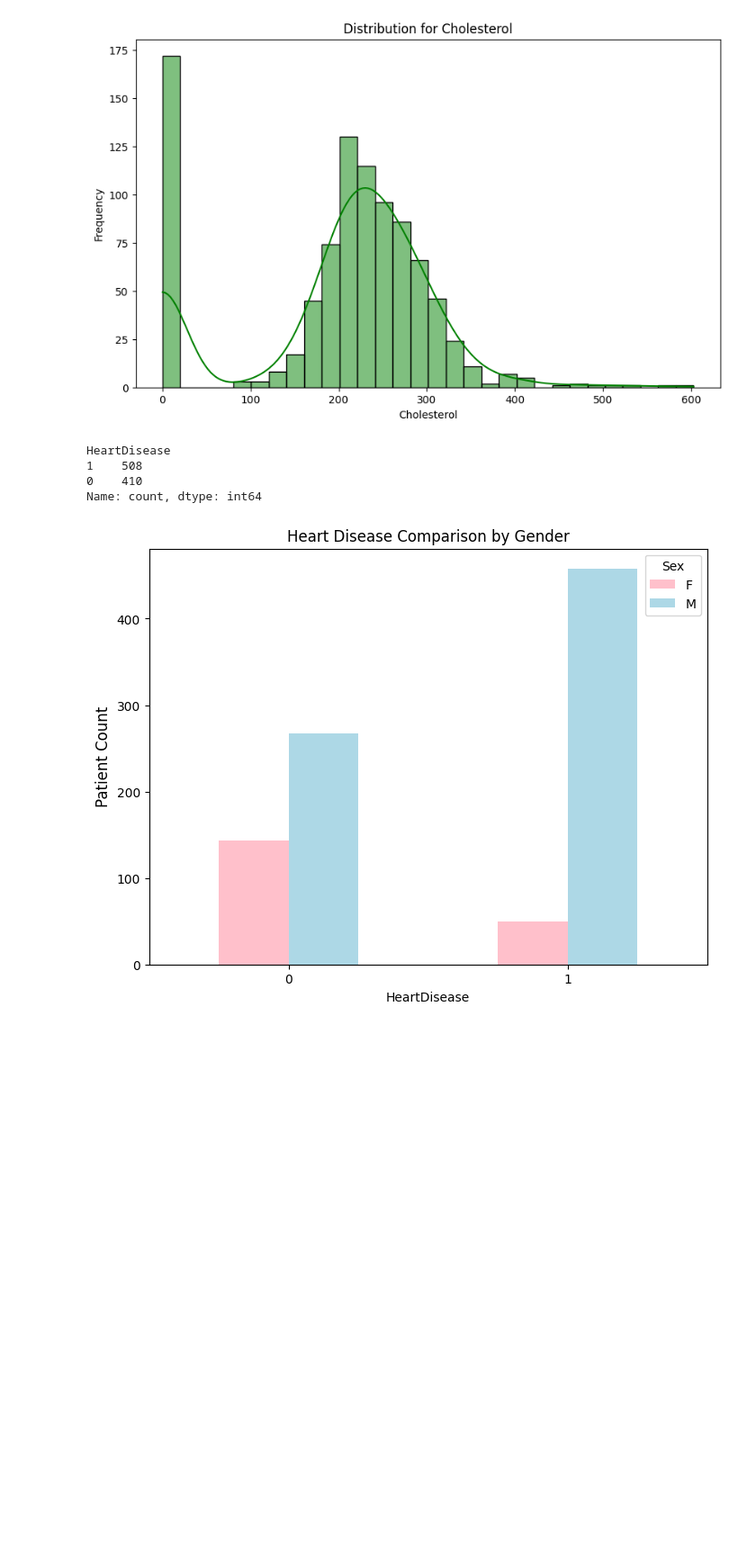
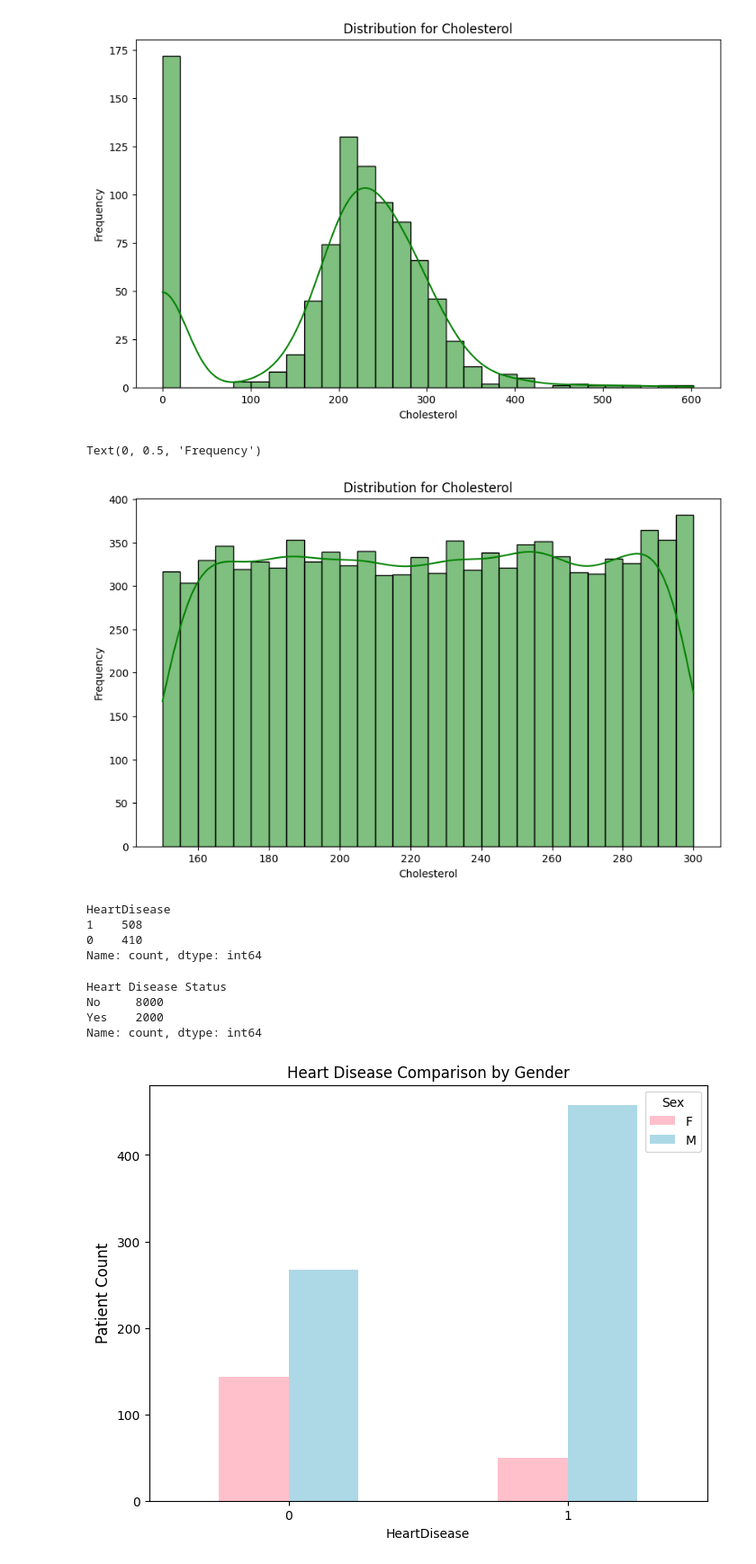
Before and after one commit to nehnehus/heart_failure_dataset, a Jupyter notebook: Notebooks/heart_failure.ipynb, the cells around one changed output. Shown at 90% size. Cells and saved outputs as stored; diff of their text form; code cells hidden in the pictures; blank space fills up the shorter version.

```diff
--- a/Notebooks/heart_failure.ipynb
+++ b/Notebooks/heart_failure.ipynb
@@ -195,3 +402,6 @@ heart_failure.head(10)
 | 7 | 54 | M | ATA | 110 | 208 | 0 | Normal | 142 | ... |
 | 8 | 37 | M | ASY | 140 | 207 | 0 | Normal | 130 | ... |
 | 9 | 48 | F | ATA | 120 | 284 | 0 | Normal | 120 | ... |
+# %%
+df.rename({'High Blood Pressure': 'High BP', 'Blood Pressure': 'BP', 'Fasting Blood Sugar' : 'Fasting BS'}, axis=1, inplace=True)
+df.head(10)
@@ -201,0 +454,3 @@ print(heart_failure.isnull().sum().sum())
+# %%
+df = df.fillna('Unknown')
+df
@@ -222,0 +522,7 @@ Name: Cholesterol, Length: 67, dtype: float64
+# %%
+metrics = [
+    'Age', 'Sleep Hours', 'Cholesterol Level', 'BMI', 'Fasting BS', 'CRP Level', 'Homocysteine Level', 'BP', 'Triglyceride Level'
+]
+for col in metrics:
+    df[col] = pd.to_numeric(df[col], errors='coerce')
+print(df.info())
@@ -230,4 +556,14 @@ plt.ylabel('Frequency')
 # %% [output]
 Text(0, 0.5, 'Frequency')
 [figure]
+# %%
+#Histogram chart of Cholesterol on heart_disease df
+plt.figure(figsize=(10,6))
+sns.histplot(df['Cholesterol Level'],bins=30, kde=True, color='green')
+plt.title('Distribution for Cholesterol')
+plt.xlabel('Cholesterol')
+plt.ylabel('Frequency')
+# %% [output]
+Text(0, 0.5, 'Frequency')
+[figure, added]
 # %%
@@ -239,6 +575,15 @@ HeartDisease
 1    508
 0    410
 Name: count, dtype: int64
+# %%
+#checking the value counts of heart disease on heart_disease df
+target_counts = df['Heart Disease Status'].value_counts()
+target_counts
+# %% [output]
+Heart Disease Status
+No     8000
+Yes    2000
+Name: count, dtype: int64
 # %%
 #Comparing Heart Disease By the Gender(male, female)
 comparison_data = heart_failure.groupby(['HeartDisease','Sex']).size().unstack()
```
Also changed, not shown: parts of 42 cells of this notebook, 1 other file.
